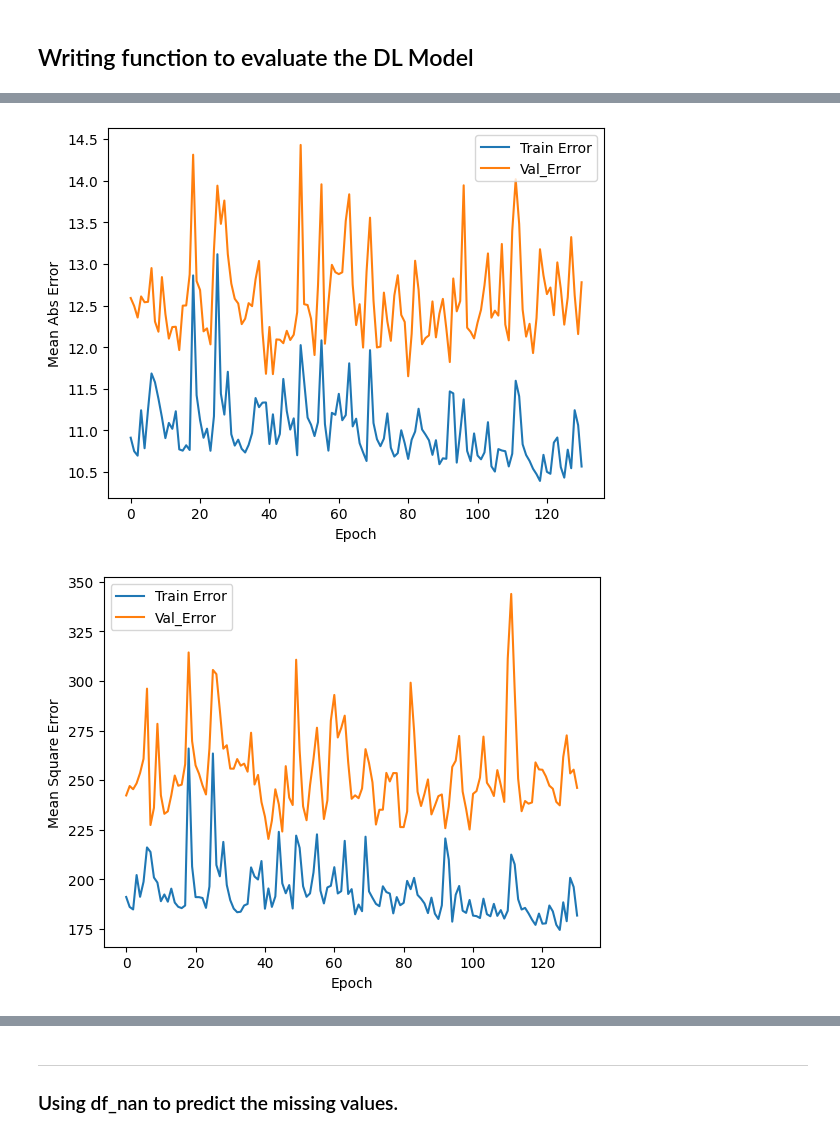
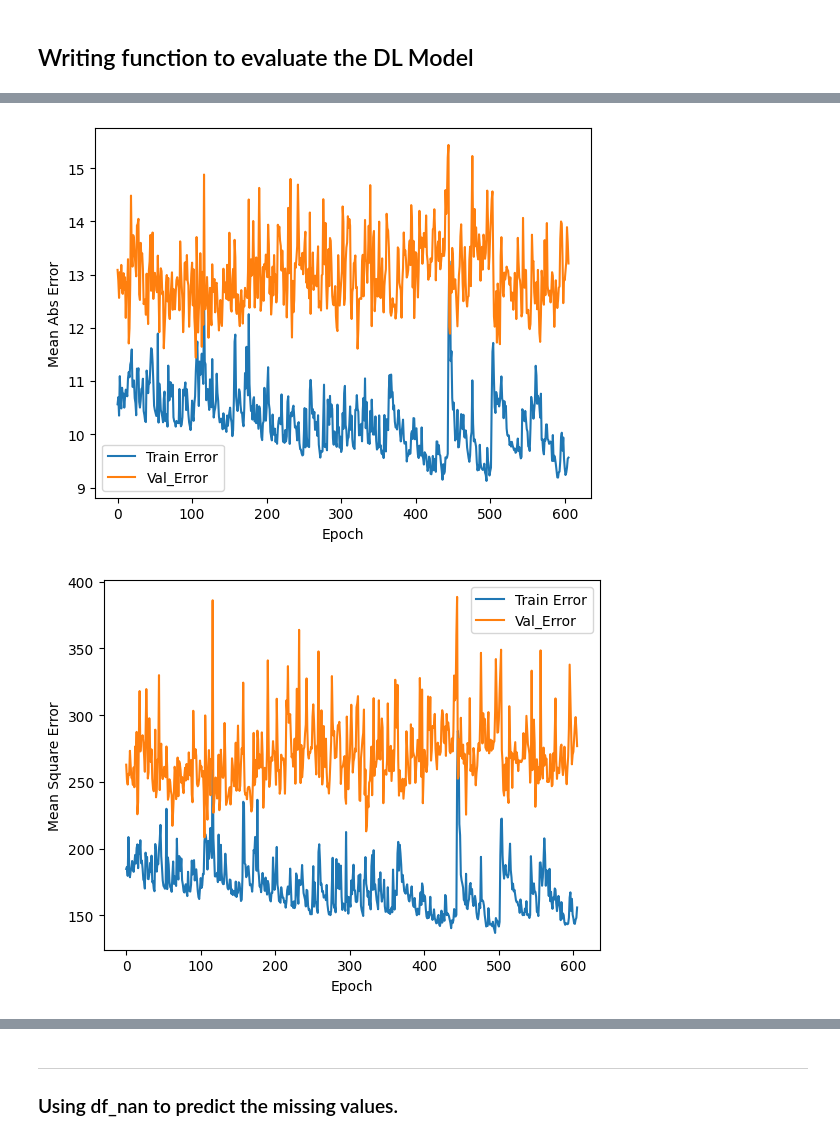
Before and after one commit to snajeebz/Experiments-Practice, a Jupyter notebook: filling-nans-by-prediction.ipynb, the cells around one changed output, grey strips where cells are left out. Saved outputs shown, nothing was run; the diff lists cells and outputs as text; code cells hidden in the pictures.

```diff
--- a/filling-nans-by-prediction.ipynb
+++ b/filling-nans-by-prediction.ipynb
@@ -335,7 +335,7 @@ def plot_history(history):
 # %%
 early_stop=tf.keras.callbacks.EarlyStopping(monitor='val_mae',
                                             min_delta=0,
-                                            patience=50,
+                                            patience=500,
                                              verbose=0, mode='auto')
 X_train = pd.DataFrame(X_train).astype('float32')
 X_test = pd.DataFrame(X_test).astype('float32')
@@ -349,5 +349,5 @@ Test accuracy: [237.12106323242188, 12.14976692199707, 237.12106323242188, 0.003
-[figure, old version]
+[figure, new version]
-[figure, old version]
+[figure, new version]
 # %%
 
 print('Test accuracy:', model_nn.evaluate(X_test,y_test))
```
Also changed, not shown: parts of 4 cells of this notebook.
